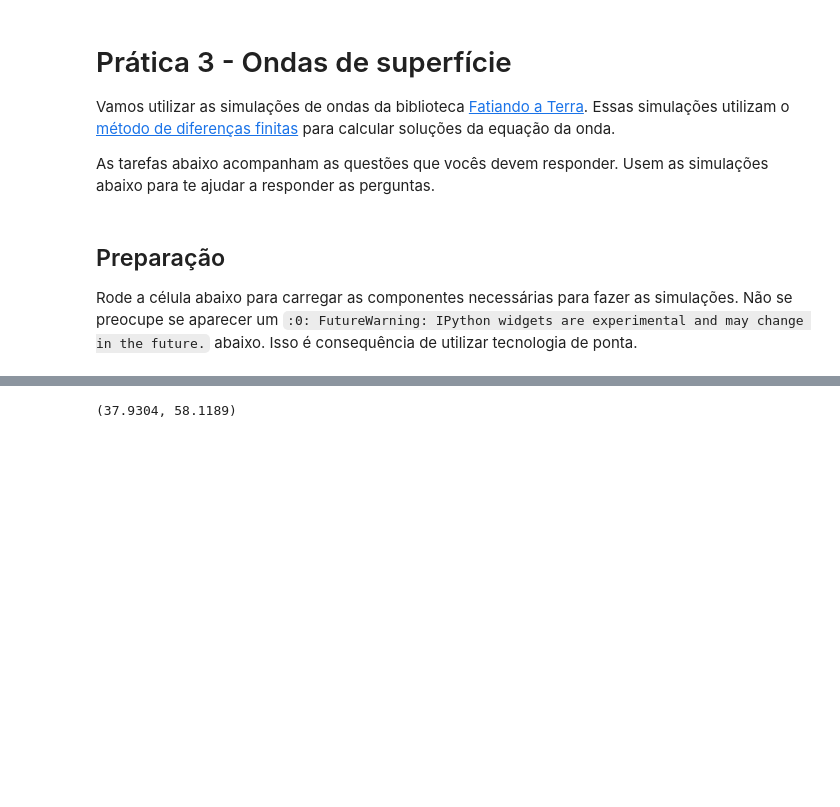
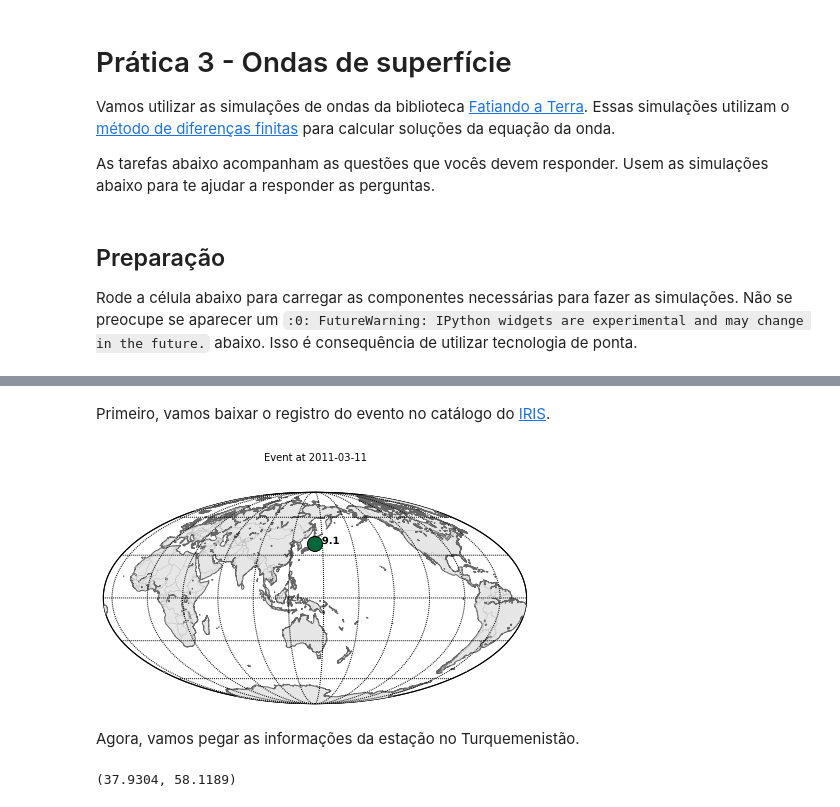
Before and after one commit to leouieda/geofisica2, a Jupyter notebook: notebooks/ondas-superficie.ipynb, the cells around one changed output, grey strips where cells are left out. Drawn from its saved outputs; the diff is of its cells as text; code cells hidden in the pictures; blank space fills up the shorter version.

```diff
--- a/notebooks/ondas-superficie.ipynb
+++ b/notebooks/ondas-superficie.ipynb
@@ -41,5 +43,7 @@ from IPython.html import widgets
+# %% [markdown]
+Primeiro, vamos baixar o registro do evento no catálogo do [IRIS](www.iris.edu/).
 # %%
 client = Client('IRIS')
 # %%
 # Terremoto de Tohoku, 25-04-2015
-cat = client.get_events(eventid=3279407)
+catalogo = client.get_events(eventid=3279407)
@@ -48,2 +50,4 @@ cat.write('cat', format="QUAKEML")
 # %%
-_ = cat.plot()
+_ = catalogo.plot()
+# %% [output]
+[figure, added]
@@ -52,3 +56,5 @@ event = cat[0]
+# %% [markdown]
+Agora, vamos pegar as informações da estação no Turquemenistão.
 # %%
 # Alibek, Turkmenistan
 station = client.get_stations(network='II', station='ABKT')[0][0]
```
Also changed, not shown: parts of 33 cells of this notebook, 2 other files.
